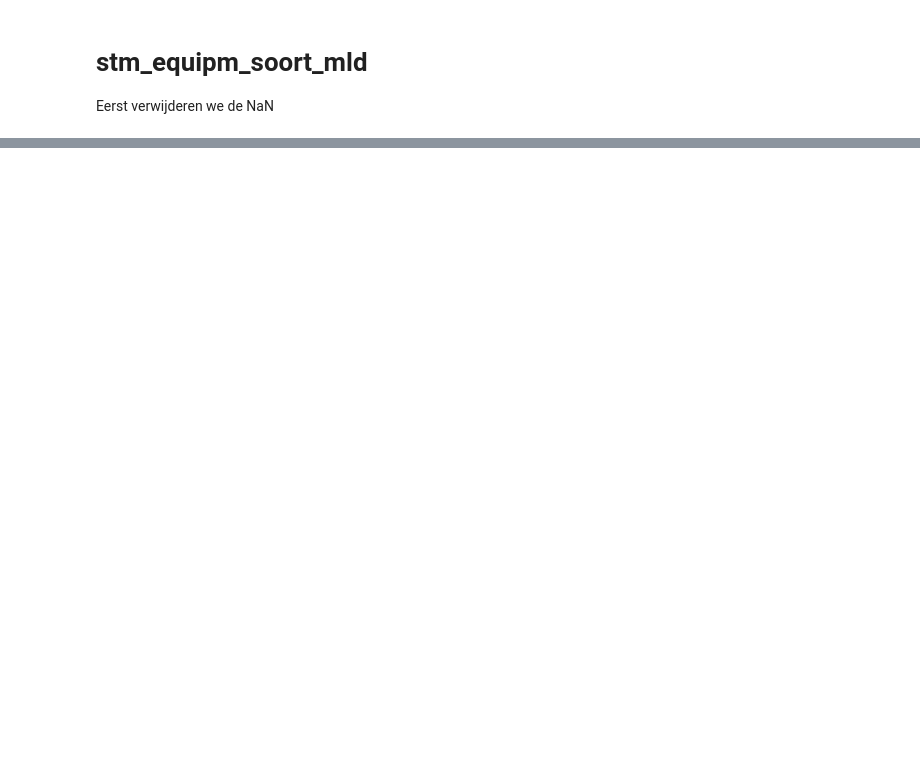
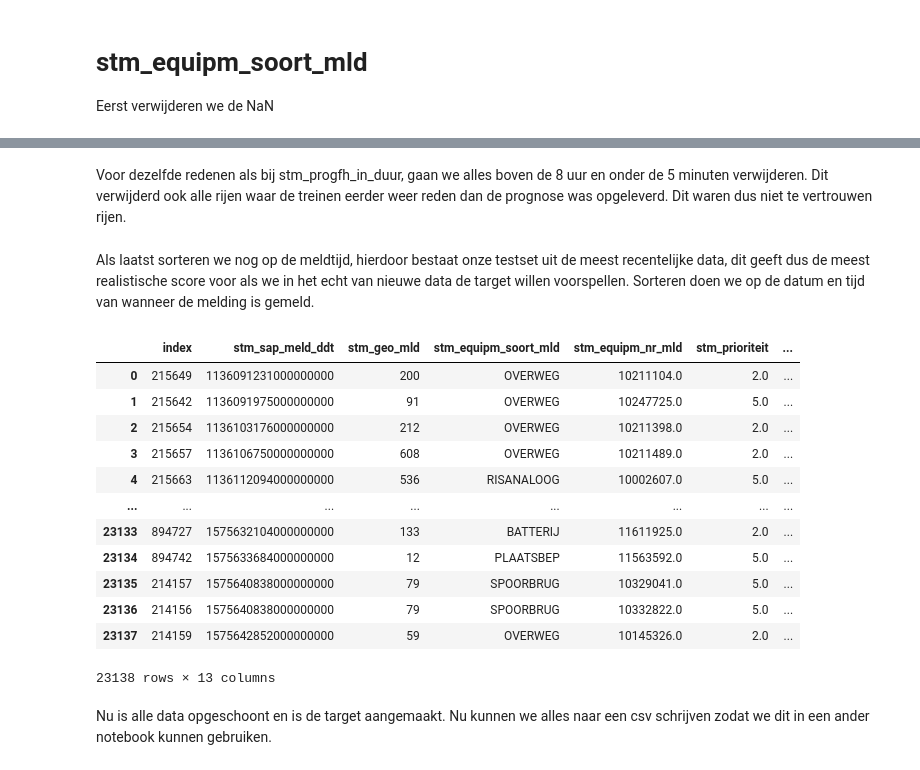
Before and after one commit to Tiescoolio/IntraFixers, a Jupyter notebook: cleaned_features.ipynb, the cells around one changed output, grey strips where cells are left out. Drawn from its saved outputs; the diff is of its cells as text; code cells hidden in the pictures; blank space fills up the shorter version.

```diff
--- a/cleaned_features.ipynb
+++ b/cleaned_features.ipynb
@@ -79,0 +364,3 @@ print(dict(df["stm_equipm_soort_mld"].value_counts()))
+# %%
+df = df.dropna(subset=['stm_progfh_in_duur'])
+df['stm_progfh_in_duur']
@@ -79,0 +384,6 @@ print(dict(df["stm_equipm_soort_mld"].value_counts()))
+# %%
+# Alle waardes in de kolom omzetten naar float
+df["stm_progfh_in_duur"] = pd.to_numeric(df["stm_progfh_in_duur"], errors="coerce")
+
+df = df[df["stm_progfh_in_duur"] <= (8 * 60)] # 8 uur
+df = df[df["stm_progfh_in_duur"] >= 5] # 5 minuten
@@ -79,0 +398,47 @@ print(dict(df["stm_equipm_soort_mld"].value_counts()))
+# %%
+df1 = file[["stm_progfh_in_invoer_dat", "stm_progfh_in_invoer_tijd", "stm_fh_dd", "stm_fh_tijd"]].dropna()
+
+# Hier zetten we alle datums om naar een datetime en halen we de verkeerde datums eruit met errors='coerce'
+df1["stm_progfh_in_invoer_dat"] = pd.to_datetime(df1["stm_progfh_in_invoer_dat"], format="%d/%m/%Y", errors='coerce')
+df1["stm_fh_dd"] = pd.to_datetime(df1["stm_fh_dd"], format="%d/%m/%Y", errors='coerce')
+# Dit is het verschil in datums omgezet van dagen naar minuten
+datum_verschil = ((df1["stm_fh_dd"] - df1["stm_progfh_in_invoer_dat"]).dt.days) * 24 * 60
+
+# Hier zetten we alle tijden om naar een datetime en halen we de verkeerde tijden eruit met errors='coerce'
+df1["stm_progfh_in_invoer_tijd"] = pd.to_datetime(df1["stm_progfh_in_invoer_tijd"], format="%H:%M:%S", errors='coerce')
+df1["stm_fh_tijd"] = pd.to_datetime(df1["stm_fh_tijd"], format="%H:%M:%S", errors='coerce')
+# Dit is het verschil in tijden omgezet van seconden naar minuten
+tijden_verschil = (df1["stm_fh_tijd"] - df1["stm_progfh_in_invoer_tijd"]).dt.total_seconds() / 60
+
+# Dit is target, met round() and .astype() maken we er een .0 getal van. Hierdoor
+df['stm_progfh_t_fh'] = round(datum_verschil + tijden_verschil, 0).astype(float)
+
+# Verwijder alle foute tijden die naar NaN zijn omgezet met errors='coerce'
+df = df.dropna(subset=["stm_progfh_t_fh"])
+# %% [markdown]
+Voor dezelfde redenen als bij stm_progfh_in_duur, gaan we alles boven de 8 uur en onder de 5 minuten verwijderen. Dit verwijderd ook alle rijen waar de treinen eerder weer reden dan de prognose was opgeleverd. Dit waren dus niet te vertrouwen rijen.
+# %%
+df = df[df["stm_progfh_t_fh"] <= (8 * 60)] # 8 uur
+df = df[df["stm_progfh_t_fh"] >= 5] # 5 minuten
+# %% [markdown]
+Als laatst sorteren we nog op de meldtijd, hierdoor bestaat onze testset uit de meest recentelijke data, dit geeft dus de meest realistische score voor als we in het echt van nieuwe data de target willen voorspellen. Sorteren doen we op de datum en tijd van wanneer de melding is gemeld.
+# %%
+df = df.sort_values(by='stm_sap_meld_ddt', ascending=True)
+# Index resetten voor de netheid.
+df.reset_index()
+# %% [output]
+|  | index | stm_sap_meld_ddt | stm_geo_mld | stm_equipm_soort_mld | stm_equipm_nr_mld | stm_prioriteit | ... |
+| 0 | 215649 | 1136091231000000000 | 200 | OVERWEG | 10211104.0 | 2.0 | ... |
+| 1 | 215642 | 1136091975000000000 | 91 | OVERWEG | 10247725.0 | 5.0 | ... |
+| 2 | 215654 | 1136103176000000000 | 212 | OVERWEG | 10211398.0 | 2.0 | ... |
+| 3 | 215657 | 1136106750000000000 | 608 | OVERWEG | 10211489.0 | 2.0 | ... |
+| 4 | 215663 | 1136112094000000000 | 536 | RISANALOOG | 10002607.0 | 5.0 | ... |
+| ... | ... | ... | ... | ... | ... | ... | ... |
+| 23133 | 894727 | 1575632104000000000 | 133 | BATTERIJ | 11611925.0 | 2.0 | ... |
+| 23134 | 894742 | 1575633684000000000 | 12 | PLAATSBEP | 11563592.0 | 5.0 | ... |
+| 23135 | 214157 | 1575640838000000000 | 79 | SPOORBRUG | 10329041.0 | 5.0 | ... |
+| 23136 | 214156 | 1575640838000000000 | 79 | SPOORBRUG | 10332822.0 | 5.0 | ... |
+| 23137 | 214159 | 1575642852000000000 | 59 | OVERWEG | 10145326.0 | 2.0 | ... |
+23138 rows × 13 columns
+# %% [markdown]
+Nu is alle data opgeschoont en is de target aangemaakt. Nu kunnen we alles naar een csv schrijven zodat we dit in een ander notebook kunnen gebruiken.
```
Also changed, not shown: parts of 71 cells of this notebook, 6 other files.
